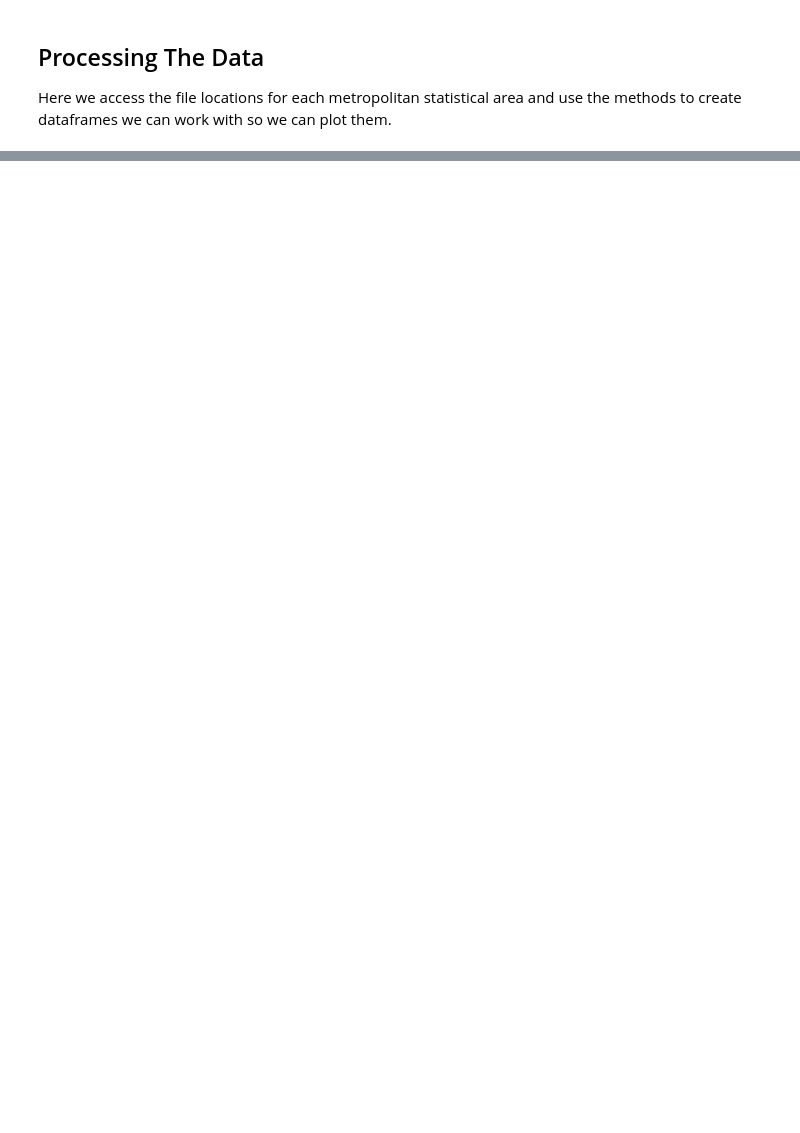
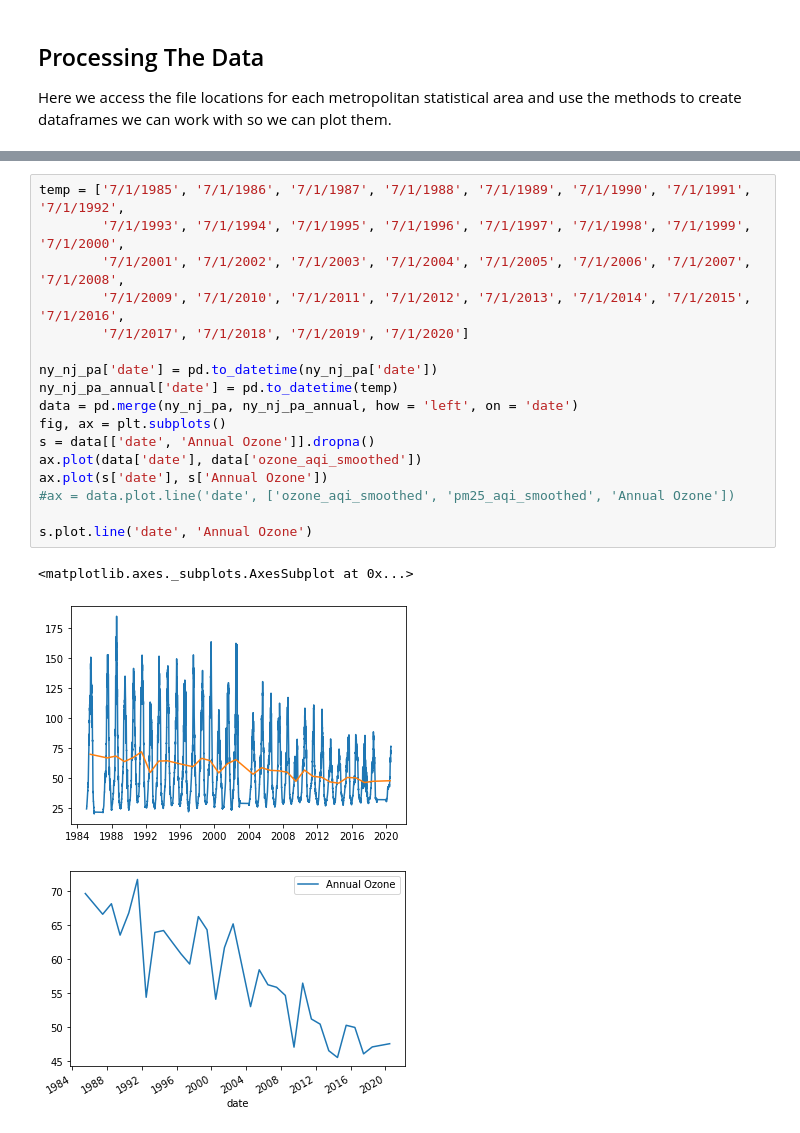
Before and after one commit to shaheermaslam02/airpollution, a Jupyter notebook: Notebooks/dataprocessing.ipynb, the cells around one changed output, grey strips where cells are left out. Cells and saved outputs as stored; diff of their text form; blank space fills up the shorter version.

```diff
--- a/Notebooks/dataprocessing.ipynb
+++ b/Notebooks/dataprocessing.ipynb
@@ -371,0 +414,21 @@ ax.set_axis_off()
+# %%
+temp = ['7/1/1985', '7/1/1986', '7/1/1987', '7/1/1988', '7/1/1989', '7/1/1990', '7/1/1991', '7/1/1992',
+        '7/1/1993', '7/1/1994', '7/1/1995', '7/1/1996', '7/1/1997', '7/1/1998', '7/1/1999', '7/1/2000',
+        '7/1/2001', '7/1/2002', '7/1/2003', '7/1/2004', '7/1/2005', '7/1/2006', '7/1/2007', '7/1/2008',
+        '7/1/2009', '7/1/2010', '7/1/2011', '7/1/2012', '7/1/2013', '7/1/2014', '7/1/2015', '7/1/2016',
+        '7/1/2017', '7/1/2018', '7/1/2019', '7/1/2020']
+
+ny_nj_pa['date'] = pd.to_datetime(ny_nj_pa['date'])
+ny_nj_pa_annual['date'] = pd.to_datetime(temp)
+data = pd.merge(ny_nj_pa, ny_nj_pa_annual, how = 'left', on = 'date')
+fig, ax = plt.subplots()
+s = data[['date', 'Annual Ozone']].dropna()
+ax.plot(data['date'], data['ozone_aqi_smoothed'])
+ax.plot(s['date'], s['Annual Ozone'])
+#ax = data.plot.line('date', ['ozone_aqi_smoothed', 'pm25_aqi_smoothed', 'Annual Ozone'])
+
+s.plot.line('date', 'Annual Ozone')
+# %% [output]
+<matplotlib.axes._subplots.AxesSubplot at 0x...>
+[figure, added]
+[figure, added]
```
Also changed, not shown: parts of 10 cells of this notebook, 18 other files.
